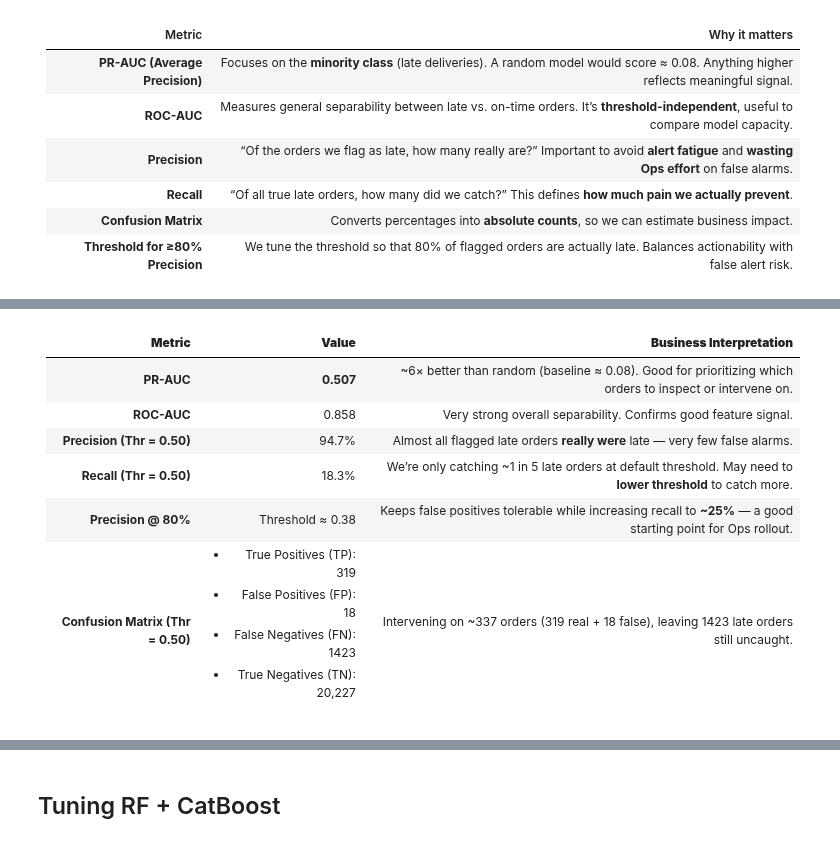
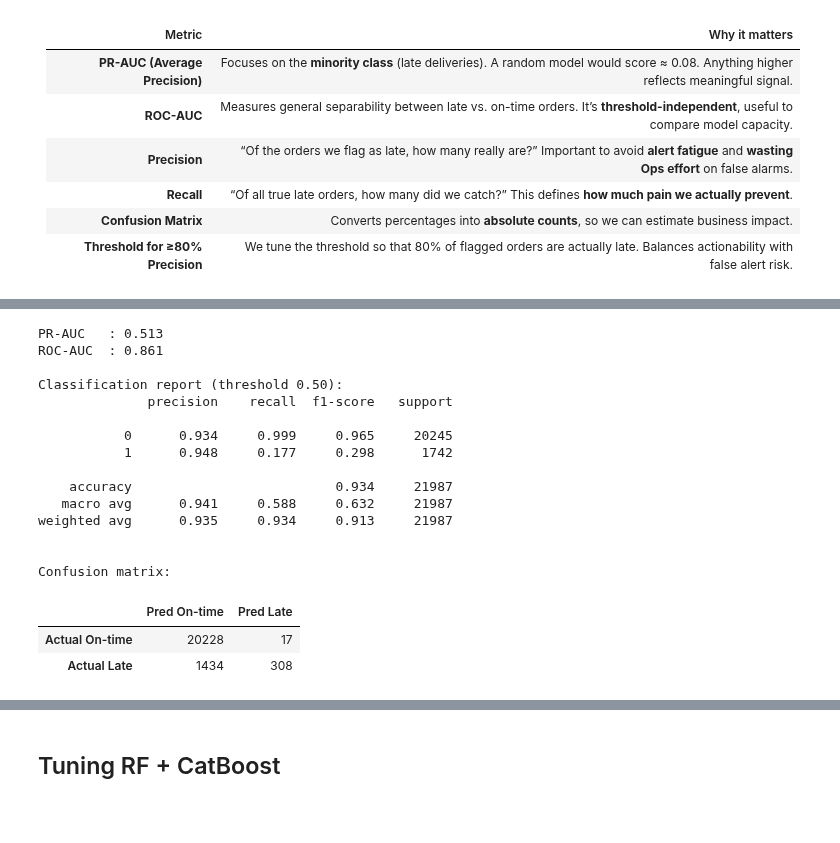
Before and after one commit to RioPramana21/Final-Project-Olist, a Jupyter notebook: preparation_notebooks/Machine Learning Model Building.ipynb, the cells around one changed output, grey strips where cells are left out. Drawn from its saved outputs; the diff is of its cells as text; code cells hidden in the pictures; blank space fills up the shorter version.

```diff
--- a/preparation_notebooks/Machine Learning Model Building.ipynb
+++ b/preparation_notebooks/Machine Learning Model Building.ipynb
@@ -664,75 +458,49 @@ rf_pipe = Pipeline([
     ("model", RandomForestClassifier(
         n_estimators=300,
         max_depth=None,
         class_weight="balanced",
         n_jobs=-1,
         random_state=RANDOM_STATE
     ))
 ])
 
 # --- fit on full training set -------------------------------------
 rf_pipe.fit(X_train, y_train)
 
 # ---  get probabilities and default predictions --------------------
 y_prob = rf_pipe.predict_proba(X_test)[:, 1]
 y_pred = (y_prob >= 0.50).astype(int)                 # default 0.5 cut-off
 
 # --- core metrics --------------------------------------------------
 pr_auc  = average_precision_score(y_test, y_prob)
 roc_auc = roc_auc_score(y_test, y_prob)
 print(f"PR-AUC   : {pr_auc:.3f}")
 print(f"ROC-AUC  : {roc_auc:.3f}\n")
 print("Classification report (threshold 0.50):")
 print(classification_report(y_test, y_pred, digits=3))
 
 # confusion matrix
 cm = pd.DataFrame(confusion_matrix(y_test, y_pred),
                   index=["Actual On-time","Actual Late"],
                   columns=["Pred On-time","Pred Late"])
 print("\nConfusion matrix:")
 display(cm)
-
-# --- threshold to reach ≥80 % precision on "Late" ------------------
-precisions, recalls, thresholds = precision_recall_curve(y_test, y_prob)
-target_recall = 0.75
-# find the first threshold at which recall ≥ target_recall
-idx = np.where(recalls >= target_recall)[0]
-if idx.size:
-    best_thr = thresholds[idx[0]]
-    print(f"Threshold for ≥{target_recall*100:.0f}% recall: {best_thr:.3f}")
-    print(f"  resulting precision     : {precisions[idx[0]]:.3f}")
-else:
-    # fallback if model never reaches that recall
-    max_rec = recalls.max()
-    prec_at_max = precisions[recalls.argmax()]
-    print(f"Model never reaches {target_recall*100:.0f}% recall; "
-          f"highest recall {max_rec:.3f} at precision {prec_at_max:.3f}")
-
-# build predictions at your chosen threshold
-y_pred_recall = (y_prob >= best_thr).astype(int)
-
-print("\nClassification report at recall-optimized threshold:")
-print(classification_report(y_test, y_pred_recall, digits=3))
-
-# and a confusion matrix
-cm = confusion_matrix(y_test, y_pred_recall)
-display(pd.DataFrame(
-    cm,
-    index=["Actual On-time","Actual Late"],
-    columns=["Pred On-time","Pred Late"]
-))
-
-
-# quick PR-curve
-PrecisionRecallDisplay.from_predictions(y_test, y_prob)
-plt.title("RandomForest – Precision-Recall Curve")
-plt.show()
+# %% [output]
+PR-AUC   : 0.513
+ROC-AUC  : 0.861
+
+Classification report (threshold 0.50):
+              precision    recall  f1-score   support
+
+           0      0.934     0.999     0.965     20245
+           1      0.948     0.177     0.298      1742
+
+    accuracy                          0.934     21987
+   macro avg      0.941     0.588     0.632     21987
+weighted avg      0.935     0.934     0.913     21987
+
+
+Confusion matrix:
+|  | Pred On-time | Pred Late |
+| Actual On-time | 20228 | 17 |
+| Actual Late | 1434 | 308 |
-# %% [markdown]
-| **Metric**                        | **Value**                                                                                                                                          | **Business Interpretation**                                                                                   |
-| --------------------------------- | -------------------------------------------------------------------------------------------------------------------------------------------------- | ------------------------------------------------------------------------------------------------------------- |
-| **PR-AUC**                        | **0.507**                                                                                                                                          | \~6× better than random (baseline ≈ 0.08). Good for prioritizing which orders to inspect or intervene on.     |
-| **ROC-AUC**                       | 0.858                                                                                                                                              | Very strong overall separability. Confirms good feature signal.                                               |
-| **Precision (Thr = 0.50)**        | 94.7%                                                                                                                                              | Almost all flagged late orders **really were** late — very few false alarms.                                  |
-| **Recall (Thr = 0.50)**           | 18.3%                                                                                                                                              | We’re only catching \~1 in 5 late orders at default threshold. May need to **lower threshold** to catch more. |
-| **Precision @ 80%**               | Threshold ≈ 0.38                                                                                                                                   | Keeps false positives tolerable while increasing recall to **\~25%** — a good starting point for Ops rollout. |
-| **Confusion Matrix (Thr = 0.50)** | <ul><li>True Positives (TP): 319</li><li>False Positives (FP): 18</li><li>False Negatives (FN): 1423</li><li>True Negatives (TN): 20,227</li></ul> | Intervening on \~337 orders (319 real + 18 false), leaving 1423 late orders still uncaught.                   |
```
Also changed, not shown: parts of 14 cells of this notebook, 4 other files.
